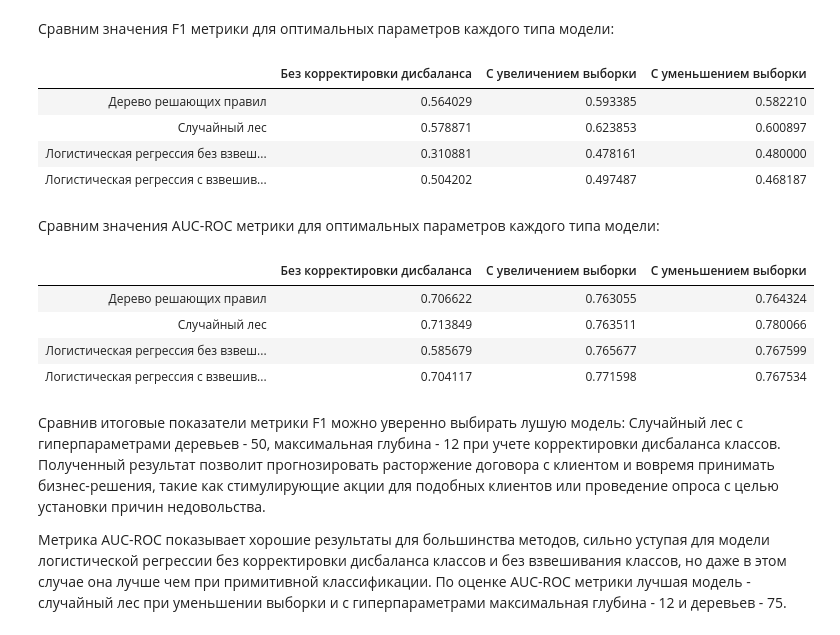
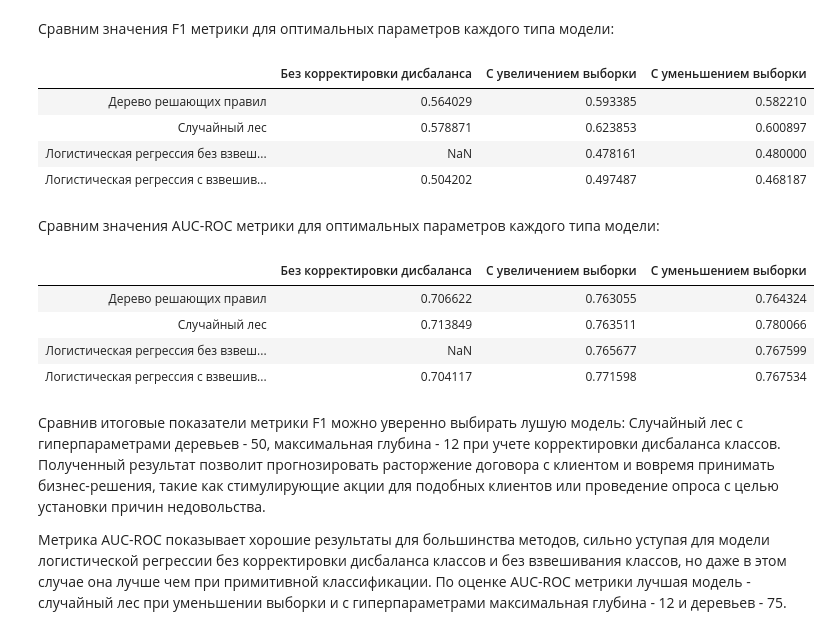
Before and after one commit to Noldik/practicum_ml_with_teacher, a Jupyter notebook: jupiter_notebook.ipynb, the cells around one changed output. Saved outputs shown, nothing was run; the diff lists cells and outputs as text; code cells hidden in the pictures.

```diff
--- a/jupiter_notebook.ipynb
+++ b/jupiter_notebook.ipynb
@@ -1004,19 +969,19 @@ AUC-ROC метрика = 0.7675335097093666
 # %%
 total_results = pd.DataFrame(columns=['Без корректировки дисбаланса','С увеличением выборки','С уменьшением выборки'],
                              index=['Дерево решающих правил','Случайный лес',
                                       'Логистическая регрессия без взвешивания классов',
                                       'Логистическая регрессия с взвешиванием классов'],
                              data=[[0.5640287769784172,0.5933852140077821,0.582210242587601],
                                    [0.5788712011577424,0.6238532110091742,0.600896860986547],
-                                   [0.31088082901554404,0.4781609195402299,0.48000000000000004],
+                                   [None,0.4781609195402299,0.48000000000000004],
                                    [0.5042016806722689,0.49748743718592964,0.468187274909964]])
 
 total_results
 # %% [output]
 |  | Без корректировки дисбаланса | С увеличением выборки | С уменьшением выборки |
 | Дерево решающих правил | 0.564029 | 0.593385 | 0.582210 |
 | Случайный лес | 0.578871 | 0.623853 | 0.600897 |
-| Логистическая регрессия без взвеш... | 0.310881 | 0.478161 | 0.480000 |
+| Логистическая регрессия без взвеш... | NaN | 0.478161 | 0.480000 |
 | Логистическая регрессия с взвешив... | 0.504202 | 0.497487 | 0.468187 |
 # %% [markdown]
 Сравним значения AUC-ROC метрики для оптимальных параметров каждого типа модели:
@@ -1027,7 +992,7 @@ total_results = pd.DataFrame(columns=['Без корректировки дис
                                       'Логистическая регрессия с взвешиванием классов'],
                              data=[[0.706621992016925,0.7630551266914903,0.7643243492721883],
                                    [0.7138487444001602,0.7635107068788142,0.7800656869211265],
-                                   [0.585678851699716,0.765676946004815,0.7675990179715962],
+                                   [None,0.765676946004815,0.7675990179715962],
                                    [0.7041170453987146,0.7715980601444242,0.7675335097093666]])
 
 total_results
@@ -1035,7 +1000,7 @@ total_results
 |  | Без корректировки дисбаланса | С увеличением выборки | С уменьшением выборки |
 | Дерево решающих правил | 0.706622 | 0.763055 | 0.764324 |
 | Случайный лес | 0.713849 | 0.763511 | 0.780066 |
-| Логистическая регрессия без взвеш... | 0.585679 | 0.765677 | 0.767599 |
+| Логистическая регрессия без взвеш... | NaN | 0.765677 | 0.767599 |
 | Логистическая регрессия с взвешив... | 0.704117 | 0.771598 | 0.767534 |
 # %% [markdown]
 Сравнив итоговые показатели метрики F1 можно уверенно выбирать лушую модель: Случайный лес с гиперпараметрами деревьев - 50, максимальная глубина - 12 при учете корректировки дисбаланса классов. Полученный результат позволит прогнозировать расторжение договора с клиентом и вовремя принимать бизнес-решения, такие как стимулирующие акции для подобных клиентов или проведение опроса с целью установки причин недовольства.
```
Also changed, not shown: parts of 3 cells of this notebook, 2 other files.
